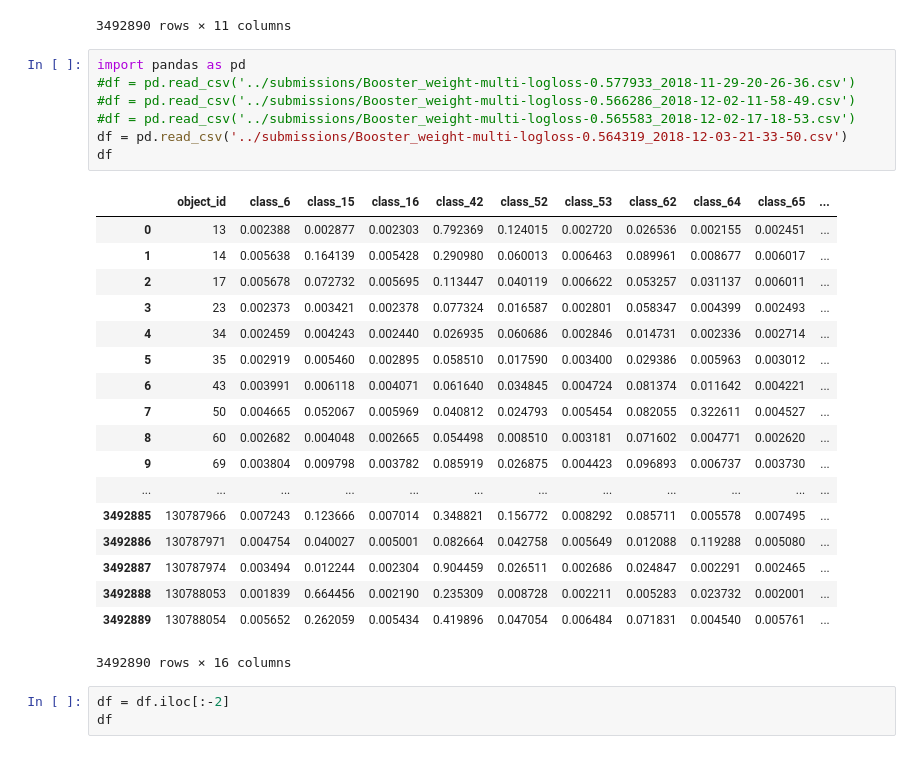
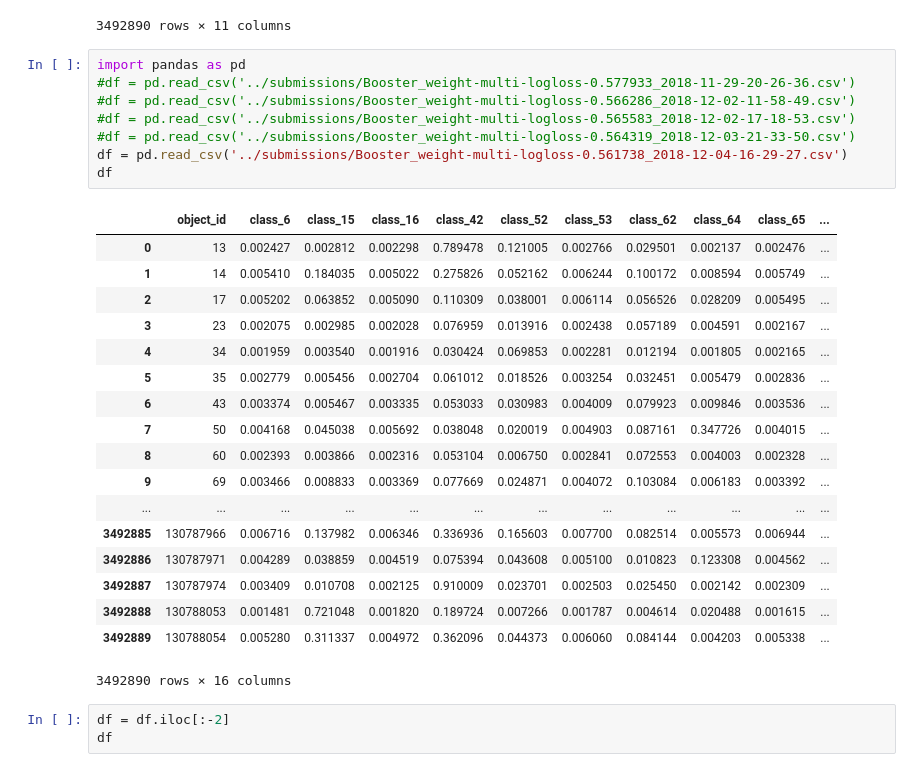
Before and after one commit to guchio3/kaggle-plasticc, a Jupyter notebook: notebook/construct_nn.ipynb, the cells around one changed output. Saved outputs shown, nothing was run; the diff lists cells and outputs as text.

```diff
--- a/notebook/construct_nn.ipynb
+++ b/notebook/construct_nn.ipynb
@@ -1248,28 +1248,29 @@ meta_df
 # %%
 import pandas as pd
 #df = pd.read_csv('../submissions/Booster_weight-multi-logloss-0.577933_2018-11-29-20-26-36.csv')
 #df = pd.read_csv('../submissions/Booster_weight-multi-logloss-0.566286_2018-12-02-11-58-49.csv')
 #df = pd.read_csv('../submissions/Booster_weight-multi-logloss-0.565583_2018-12-02-17-18-53.csv')
-df = pd.read_csv('../submissions/Booster_weight-multi-logloss-0.564319_2018-12-03-21-33-50.csv')
+#df = pd.read_csv('../submissions/Booster_weight-multi-logloss-0.564319_2018-12-03-21-33-50.csv')
+df = pd.read_csv('../submissions/Booster_weight-multi-logloss-0.561738_2018-12-04-16-29-27.csv')
 df
 # %% [output]
 |  | object_id | class_6 | class_15 | class_16 | class_42 | class_52 | class_53 | class_62 | class_64 | class_65 | ... |
-| 0 | 13 | 0.002388 | 0.002877 | 0.002303 | 0.792369 | 0.124015 | 0.002720 | 0.026536 | 0.002155 | 0.002451 | ... |
-| 1 | 14 | 0.005638 | 0.164139 | 0.005428 | 0.290980 | 0.060013 | 0.006463 | 0.089961 | 0.008677 | 0.006017 | ... |
-| 2 | 17 | 0.005678 | 0.072732 | 0.005695 | 0.113447 | 0.040119 | 0.006622 | 0.053257 | 0.031137 | 0.006011 | ... |
-| 3 | 23 | 0.002373 | 0.003421 | 0.002378 | 0.077324 | 0.016587 | 0.002801 | 0.058347 | 0.004399 | 0.002493 | ... |
-| 4 | 34 | 0.002459 | 0.004243 | 0.002440 | 0.026935 | 0.060686 | 0.002846 | 0.014731 | 0.002336 | 0.002714 | ... |
-| 5 | 35 | 0.002919 | 0.005460 | 0.002895 | 0.058510 | 0.017590 | 0.003400 | 0.029386 | 0.005963 | 0.003012 | ... |
-| 6 | 43 | 0.003991 | 0.006118 | 0.004071 | 0.061640 | 0.034845 | 0.004724 | 0.081374 | 0.011642 | 0.004221 | ... |
-| 7 | 50 | 0.004665 | 0.052067 | 0.005969 | 0.040812 | 0.024793 | 0.005454 | 0.082055 | 0.322611 | 0.004527 | ... |
-| 8 | 60 | 0.002682 | 0.004048 | 0.002665 | 0.054498 | 0.008510 | 0.003181 | 0.071602 | 0.004771 | 0.002620 | ... |
-| 9 | 69 | 0.003804 | 0.009798 | 0.003782 | 0.085919 | 0.026875 | 0.004423 | 0.096893 | 0.006737 | 0.003730 | ... |
+| 0 | 13 | 0.002427 | 0.002812 | 0.002298 | 0.789478 | 0.121005 | 0.002766 | 0.029501 | 0.002137 | 0.002476 | ... |
+| 1 | 14 | 0.005410 | 0.184035 | 0.005022 | 0.275826 | 0.052162 | 0.006244 | 0.100172 | 0.008594 | 0.005749 | ... |
+| 2 | 17 | 0.005202 | 0.063852 | 0.005090 | 0.110309 | 0.038001 | 0.006114 | 0.056526 | 0.028209 | 0.005495 | ... |
+| 3 | 23 | 0.002075 | 0.002985 | 0.002028 | 0.076959 | 0.013916 | 0.002438 | 0.057189 | 0.004591 | 0.002167 | ... |
+| 4 | 34 | 0.001959 | 0.003540 | 0.001916 | 0.030424 | 0.069853 | 0.002281 | 0.012194 | 0.001805 | 0.002165 | ... |
+| 5 | 35 | 0.002779 | 0.005456 | 0.002704 | 0.061012 | 0.018526 | 0.003254 | 0.032451 | 0.005479 | 0.002836 | ... |
+| 6 | 43 | 0.003374 | 0.005467 | 0.003335 | 0.053033 | 0.030983 | 0.004009 | 0.079923 | 0.009846 | 0.003536 | ... |
+| 7 | 50 | 0.004168 | 0.045038 | 0.005692 | 0.038048 | 0.020019 | 0.004903 | 0.087161 | 0.347726 | 0.004015 | ... |
+| 8 | 60 | 0.002393 | 0.003866 | 0.002316 | 0.053104 | 0.006750 | 0.002841 | 0.072553 | 0.004003 | 0.002328 | ... |
+| 9 | 69 | 0.003466 | 0.008833 | 0.003369 | 0.077669 | 0.024871 | 0.004072 | 0.103084 | 0.006183 | 0.003392 | ... |
 | ... | ... | ... | ... | ... | ... | ... | ... | ... | ... | ... | ... |
-| 3492885 | 130787966 | 0.007243 | 0.123666 | 0.007014 | 0.348821 | 0.156772 | 0.008292 | 0.085711 | 0.005578 | 0.007495 | ... |
-| 3492886 | 130787971 | 0.004754 | 0.040027 | 0.005001 | 0.082664 | 0.042758 | 0.005649 | 0.012088 | 0.119288 | 0.005080 | ... |
-| 3492887 | 130787974 | 0.003494 | 0.012244 | 0.002304 | 0.904459 | 0.026511 | 0.002686 | 0.024847 | 0.002291 | 0.002465 | ... |
-| 3492888 | 130788053 | 0.001839 | 0.664456 | 0.002190 | 0.235309 | 0.008728 | 0.002211 | 0.005283 | 0.023732 | 0.002001 | ... |
-| 3492889 | 130788054 | 0.005652 | 0.262059 | 0.005434 | 0.419896 | 0.047054 | 0.006484 | 0.071831 | 0.004540 | 0.005761 | ... |
+| 3492885 | 130787966 | 0.006716 | 0.137982 | 0.006346 | 0.336936 | 0.165603 | 0.007700 | 0.082514 | 0.005573 | 0.006944 | ... |
+| 3492886 | 130787971 | 0.004289 | 0.038859 | 0.004519 | 0.075394 | 0.043608 | 0.005100 | 0.010823 | 0.123308 | 0.004562 | ... |
+| 3492887 | 130787974 | 0.003409 | 0.010708 | 0.002125 | 0.910009 | 0.023701 | 0.002503 | 0.025450 | 0.002142 | 0.002309 | ... |
+| 3492888 | 130788053 | 0.001481 | 0.721048 | 0.001820 | 0.189724 | 0.007266 | 0.001787 | 0.004614 | 0.020488 | 0.001615 | ... |
+| 3492889 | 130788054 | 0.005280 | 0.311337 | 0.004972 | 0.362096 | 0.044373 | 0.006060 | 0.084144 | 0.004203 | 0.005338 | ... |
 3492890 rows × 16 columns
 # %%
 df = df.iloc[:-2]
```
Also changed, not shown: parts of 8 cells of this notebook, 2 other files.
